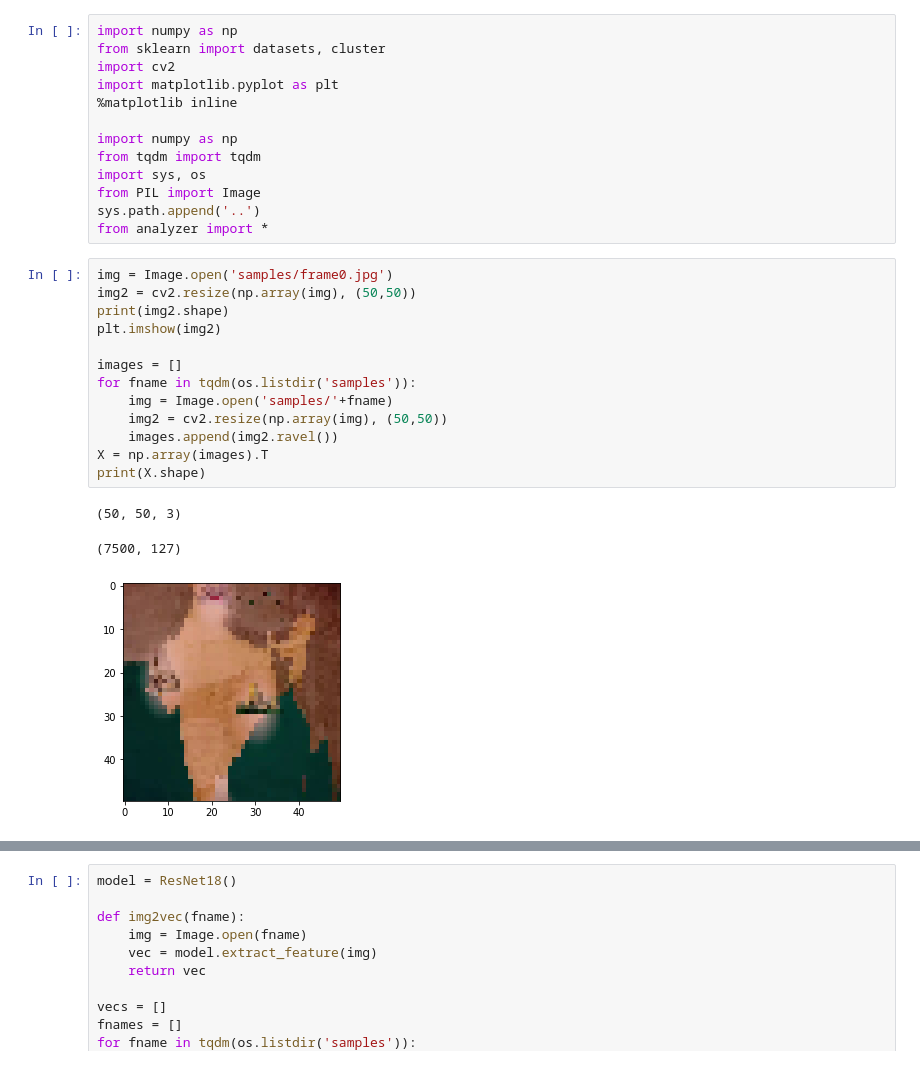
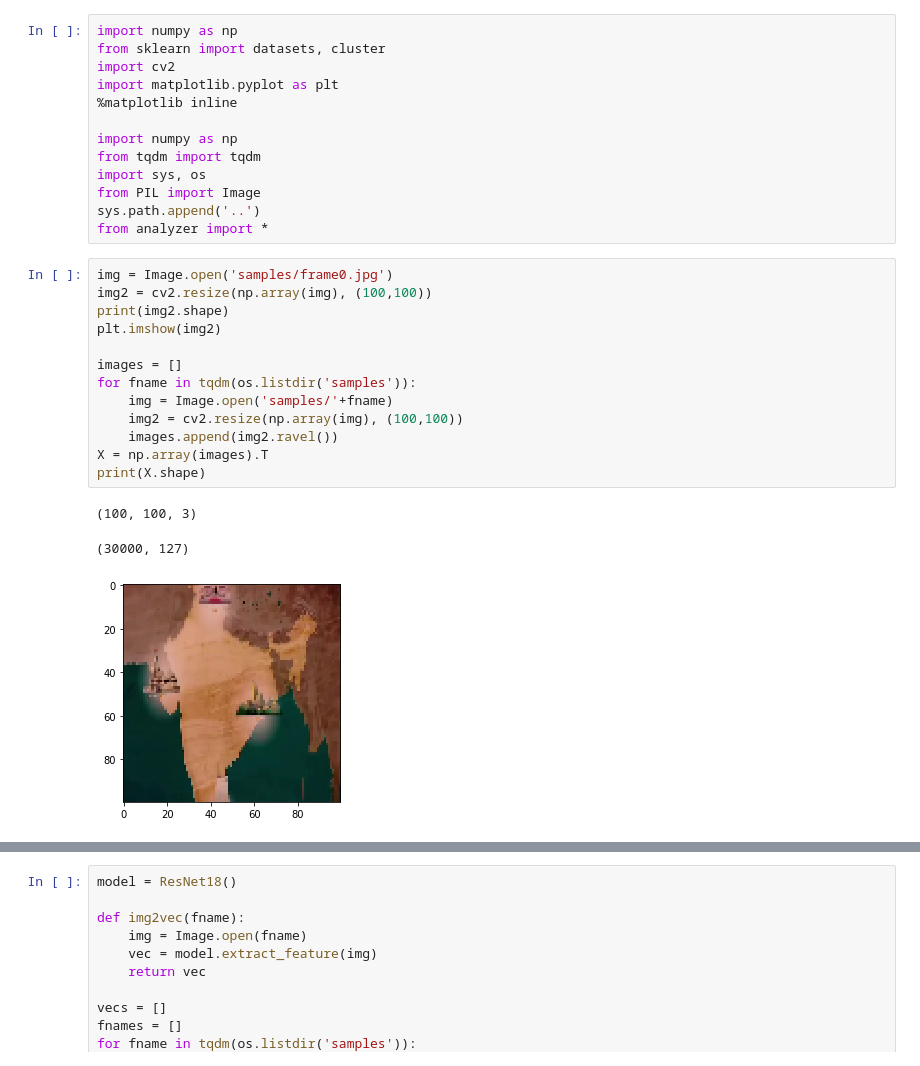
Before and after one commit to tattle-made/feluda, a Jupyter notebook: video_analysis/Untitled.ipynb, the cells around one changed output, grey strips where cells are left out. Cells and saved outputs as stored; diff of their text form.

```diff
--- a/video_analysis/Untitled.ipynb
+++ b/video_analysis/Untitled.ipynb
@@ -13,18 +13,18 @@ sys.path.append('..')
 from analyzer import *
 # %%
 img = Image.open('samples/frame0.jpg')
-img2 = cv2.resize(np.array(img), (50,50))
+img2 = cv2.resize(np.array(img), (100,100))
 print(img2.shape)
 plt.imshow(img2)
 
 images = []
 for fname in tqdm(os.listdir('samples')):
     img = Image.open('samples/'+fname)
-    img2 = cv2.resize(np.array(img), (50,50))
+    img2 = cv2.resize(np.array(img), (100,100))
     images.append(img2.ravel())
 X = np.array(images).T
 print(X.shape)
 # %% [output]
-(50, 50, 3)
+(100, 100, 3)
-(7500, 127)
+(30000, 127)
-[figure, old version]
+[figure, new version]
```
Also changed, not shown: parts of 16 cells of this notebook.
